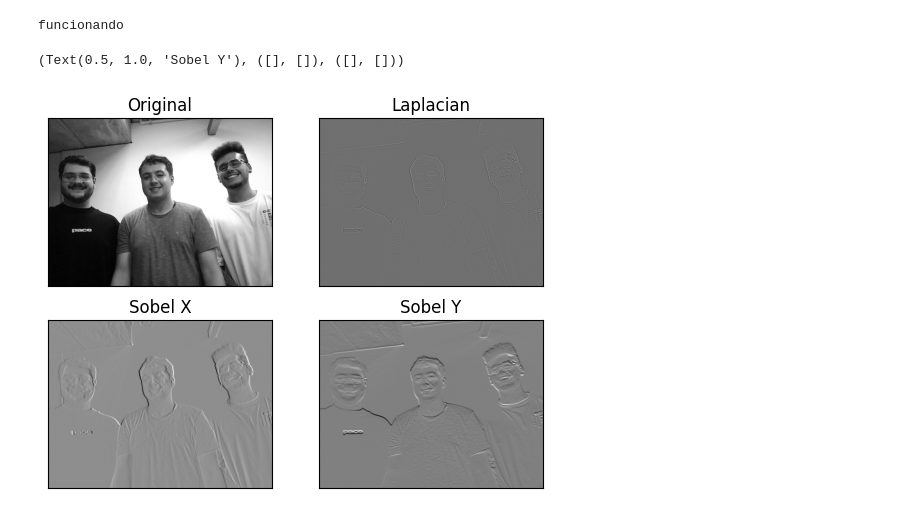
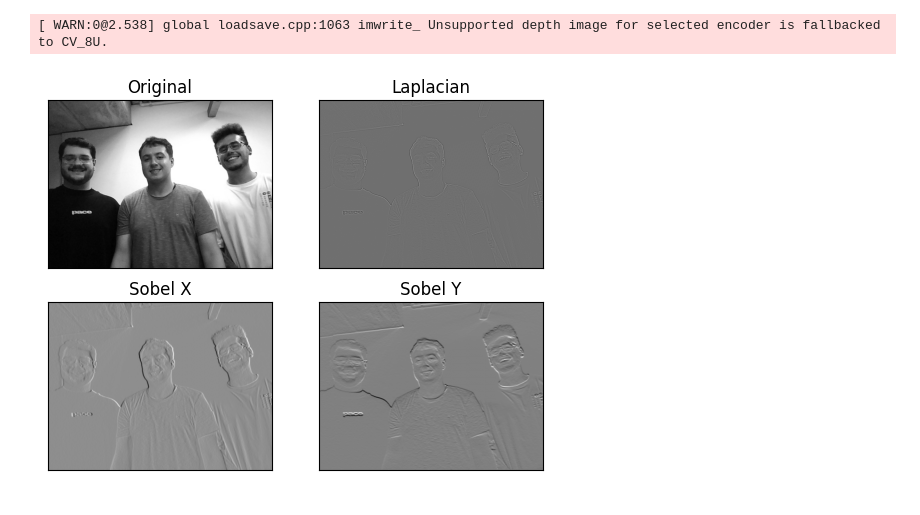
Before and after one commit to eduardo-carrilho/PDI-2026, a Jupyter notebook: Laboratório-4/parte-B/programa-b.ipynb, the cells around one changed output. Drawn from its saved outputs; the diff is of its cells as text; code cells hidden in the pictures.

Commit message:
Parte B do relatório

```diff
--- a/Laboratório-4/parte-B/programa-b.ipynb
+++ b/Laboratório-4/parte-B/programa-b.ipynb
@@ -2,13 +7,9 @@
 import numpy as np
 import cv2 as cv
 from matplotlib import pyplot as plt
-# %%
-print("funcionando")
-img = cv.imread('foto-geral.jpg', cv.IMREAD_GRAYSCALE)
-assert img is not None, "file could not be read, check with os.path.exists()"
-# %% [output]
-funcionando
 # %%
-laplacian = cv.Laplacian(img,cv.CV_64F)
-sobelx = cv.Sobel(img,cv.CV_64F,1,0,ksize=5)
-sobely = cv.Sobel(img,cv.CV_64F,0,1,ksize=5)
+def filtering(img):
+    laplacian = cv.Laplacian(img,cv.CV_64F)
+    sobelx = cv.Sobel(img,cv.CV_64F,1,0,ksize=5)
+    sobely = cv.Sobel(img,cv.CV_64F,0,1,ksize=5)
+    return laplacian, sobelx, sobely
@@ -15,12 +28,27 @@ sobely = cv.Sobel(img,cv.CV_64F,0,1,ksize=5)
 # %%
-plt.subplot(2,2,1),plt.imshow(img,cmap = 'gray')
-plt.title('Original'), plt.xticks([]), plt.yticks([])
-plt.subplot(2,2,2),plt.imshow(laplacian,cmap = 'gray')
-plt.title('Laplacian'), plt.xticks([]), plt.yticks([])
-plt.subplot(2,2,3),plt.imshow(sobelx,cmap = 'gray')
-plt.title('Sobel X'), plt.xticks([]), plt.yticks([])
-plt.subplot(2,2,4),plt.imshow(sobely,cmap = 'gray')
-plt.title('Sobel Y'), plt.xticks([]), plt.yticks([])
+def show_images(img, laplacian, sobelx, sobely):
+    plt.subplot(2,2,1),plt.imshow(img,cmap = 'gray')
+    plt.title('Original'), plt.xticks([]), plt.yticks([])
+    plt.subplot(2,2,2),plt.imshow(laplacian,cmap = 'gray')
+    plt.title('Laplacian'), plt.xticks([]), plt.yticks([])
+    plt.subplot(2,2,3),plt.imshow(sobelx,cmap = 'gray')
+    plt.title('Sobel X'), plt.xticks([]), plt.yticks([])
+    plt.subplot(2,2,4),plt.imshow(sobely,cmap = 'gray')
+    plt.title('Sobel Y'), plt.xticks([]), plt.yticks([])
-# %% [output]
-(Text(0.5, 1.0, 'Sobel Y'), ([], []), ([], []))
-[figure, removed]
+# %%
+def save_images(laplacian, sobelx, sobely, name):
+    cv.imwrite(f'new_images/laplacian_{name}.jpg', laplacian)
+    cv.imwrite(f'new_images/sobelx_{name}.jpg', sobelx)
+    cv.imwrite(f'new_images/sobely_{name}.jpg', sobely)
+# %%
+img = cv.imread('../parte-A/foto-geral.jpg', cv.IMREAD_GRAYSCALE)
+img2 = cv.imread('../parte-A/foto_avatar.png', cv.IMREAD_GRAYSCALE)
+
+assert img is not None, "file could not be read, check with os.path.exists()"
+assert img2 is not None, "file could not be read, check with os.path.exists()"
+# %%
+show_images(img, *filtering(img))
+save_images(*filtering(img), 'foto-geral')
+# %% [output]
+[ WARN:0@2.538] global loadsave.cpp:1063 imwrite_ Unsupported depth image for selected encoder is fallbacked to CV_8U.
+[figure, added]
```
Also changed, not shown: parts of 18 cells of this notebook, 12 other files.
